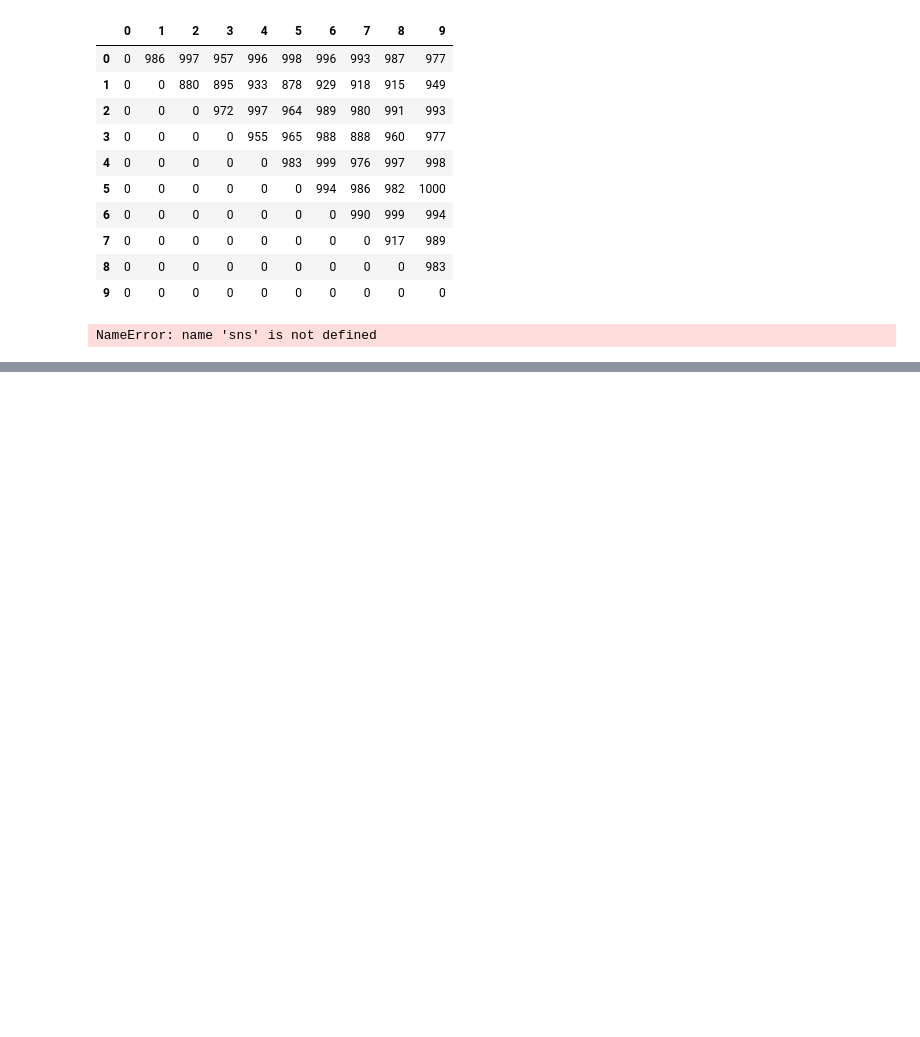
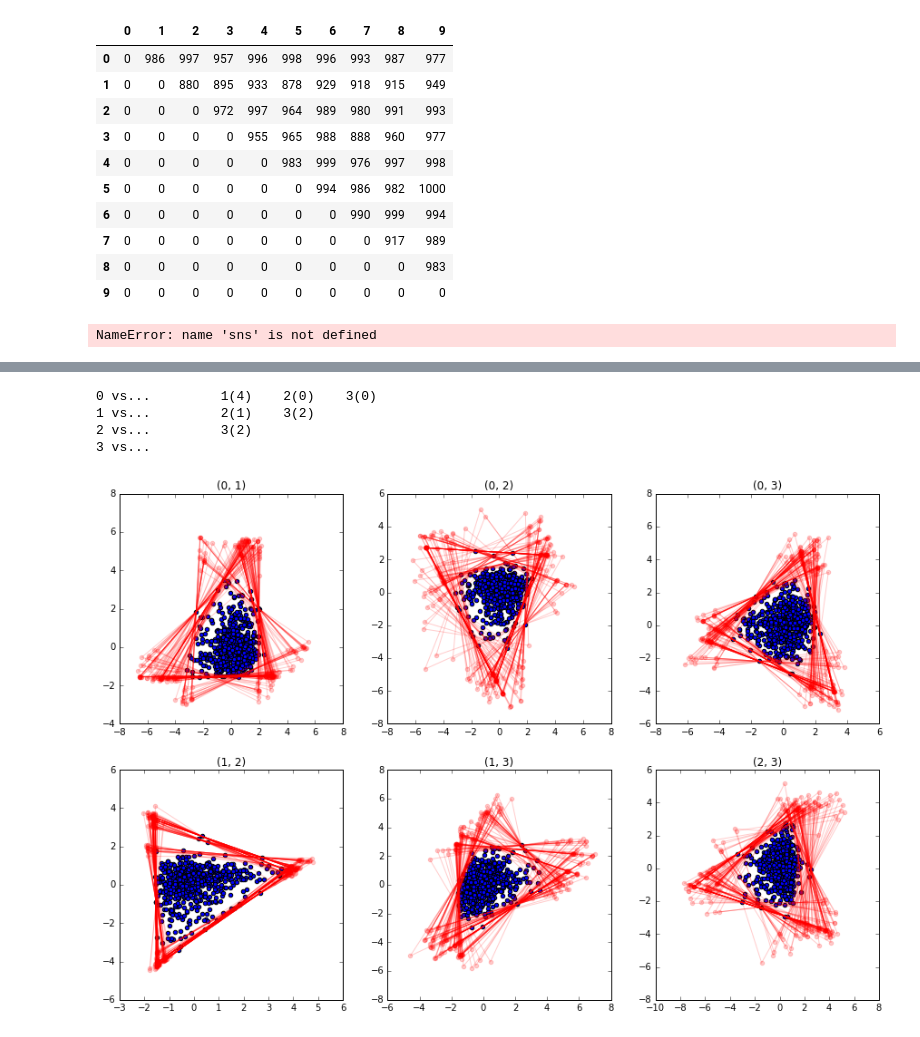
Before and after one commit to ulfaslak/MScProject-build-dataset, a Jupyter notebook: pareto_clustering/pareto_cluster.ipynb, the cells around one changed output, grey strips where cells are left out. Drawn from its saved outputs; the diff is of its cells as text; code cells hidden in the pictures; blank space fills up the shorter version.

```diff
--- a/pareto_clustering/pareto_cluster.ipynb
+++ b/pareto_clustering/pareto_cluster.ipynb
@@ -404,0 +408,8 @@ array([['a1', 'a2'],
+# %%
+P, T, C, STD_orig, STD_shuf, pair_triangles_orig, pair_triangles_shuf = Build_S(X[:,[0,2,7,9]],100,sample_size=0.6).main(visualize=True)
+# %% [output]
+0 vs...         1(4)    2(0)    3(0)
+1 vs...         2(1)    3(2)
+2 vs...         3(2)
+3 vs...
+[figure, added]
```
Also changed, not shown: parts of 14 cells of this notebook, 19 other files.
